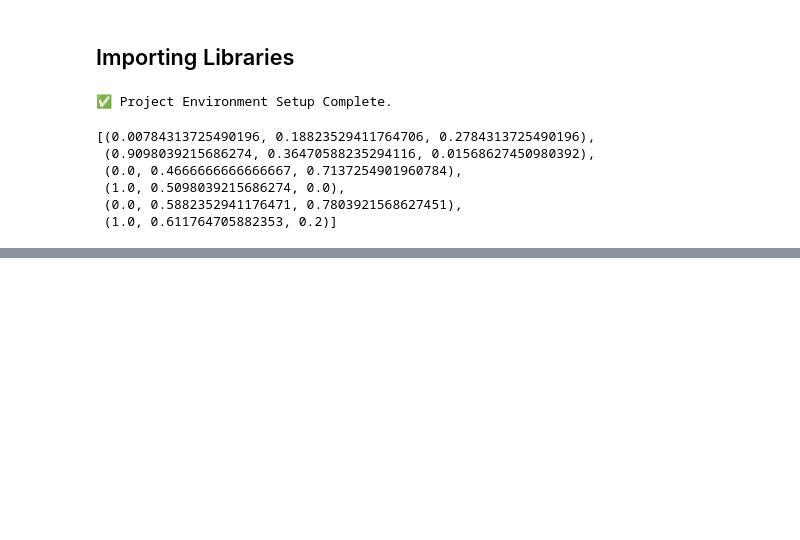
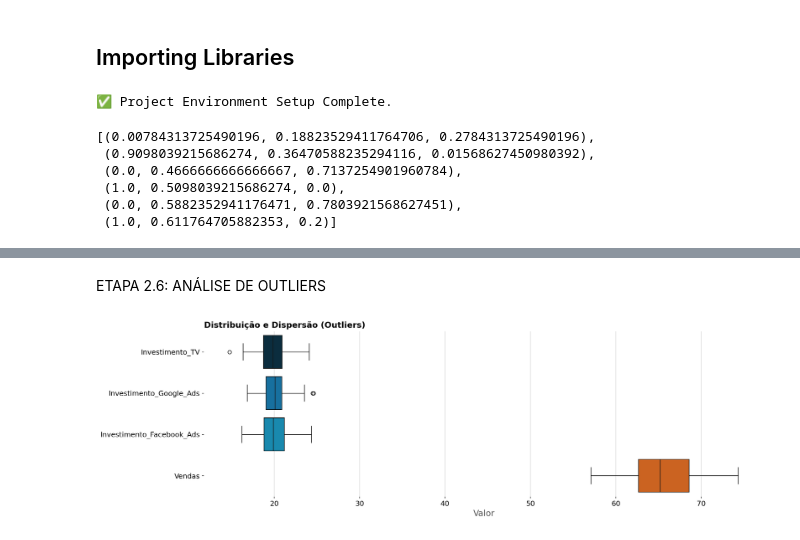
Before and after one commit to EduardoAraujoo/Marketing-Mix-Modeling, a Jupyter notebook: notebooks/EDA.ipynb, the cells around one changed output, grey strips where cells are left out. Drawn from its saved outputs; the diff is of its cells as text; code cells hidden in the pictures; blank space fills up the shorter version.

```diff
--- a/notebooks/EDA.ipynb
+++ b/notebooks/EDA.ipynb
@@ -150,0 +228,7 @@ Coluna: Fator_Sazonalidade | Tamanho: 156
+# %% [markdown]
+ETAPA 2.6: ANÁLISE DE OUTLIERS
+# %%
+# Célula 2: Análise de Outliers com Cores Oficiais
+plot_boxplots_marketing(df_mmm)
+# %% [output]
+[figure, added]
```
Also changed, not shown: parts of 19 cells of this notebook, 12 other files.
